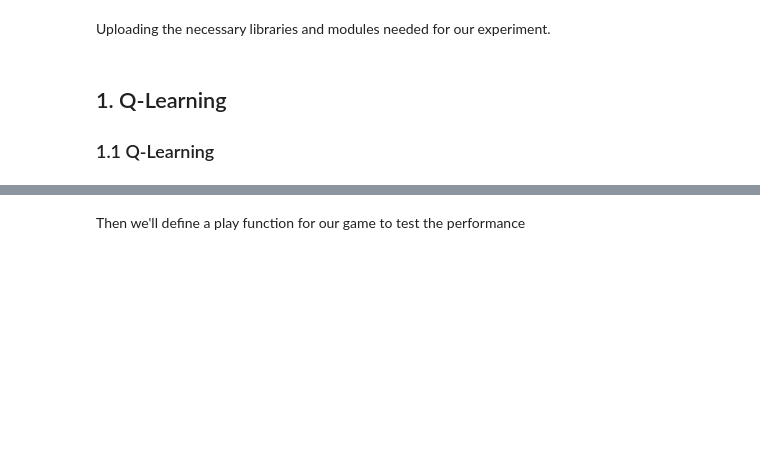
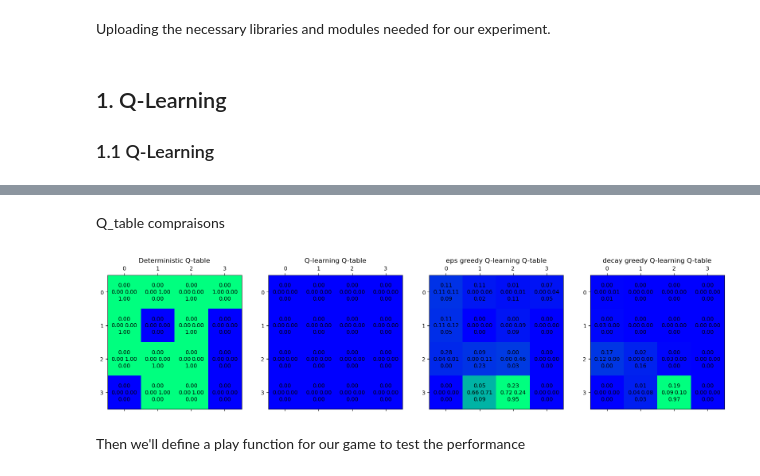
Before and after one commit to Abdellah-Laassairi/apst1-frozen-lake, a Jupyter notebook: frozen_lake.ipynb, the cells around one changed output, grey strips where cells are left out. Drawn from its saved outputs; the diff is of its cells as text; code cells hidden in the pictures; blank space fills up the shorter version.

```diff
--- a/frozen_lake.ipynb
+++ b/frozen_lake.ipynb
@@ -98,6 +100,7 @@ def q_train(env, alpha=0.99, gamma=0.8, max_n_steps=100, n_episodes=30000, weigh
 
     return q_table
 # %%
-q_table = q_train(env, weights="None")
+q_table = q_train(env, weights="q_table.npy")
+np.save('q_table.npy', q_table)
 # %% [output]
 Loading Q-table saved weights...
@@ -111,5 +114,5 @@ Average reward is : 0.0
 # %%
-def q_train_greedy(env, alpha=0.99, gamma=0.8, epsilon=0.01, max_n_steps=100, n_episodes=30000, weights="data/q_table.npy"):
+def q_train_greedy(env, alpha=0.8, gamma=0.95, epsilon=0.05, max_n_steps=100, n_episodes=100000, weights="data/q_table.npy"):
     """ Q-learning algorithm (epsilon-greedy)
 
     """
@@ -150,7 +153,6 @@ def q_train_greedy(env, alpha=0.99, gamma=0.8, epsilon=0.01, max_n_steps=100, n_
             if done:
                 rewards.append(total_reward)
                 break
-
     env.close()
     print("Finished Q-learning algorithm.")
     print("Average reward is : {}".format(np.mean(rewards)))
@@ -166,0 +160,3 @@ Average reward is : 0.0
+# %%
+q_table_greedy = q_train_greedy(env,weights="data/q_table_greedy.npy")
+np.save('data/q_table_greedy.npy', q_table_greedy)
@@ -167,3 +232,70 @@ Average reward is : 0.0
+# %% [markdown]
+Q_table compraisons
+# %%
+
+deterministic_q_table = np.load("data/deterministic_q_table.npy")
+
+fig, ax = plt.subplots(1, 4)
+fig.set_size_inches(20, 5)
+im = Image.open('images/frozen_lake.jpg')
+plt.title("Q-table of the game")
+
+# Creating the heat maps
+map_q = np.sum(q_table, axis = 1)
+map_q= map_q.reshape(4, 4)
+map_d = np.sum(deterministic_q_table, axis = 1)
+map_d= map_d.reshape(4, 4)
+map_g = np.sum(q_table_greedy, axis = 1)
+map_g= map_g.reshape(4, 4)
+map_e = np.sum(q_table_greedy_decay, axis = 1)
+map_e= map_e.reshape(4, 4)
+
+ax[0].imshow(im, alpha=1)
+ax[1].imshow(im, alpha=1)
+
+ax[0].matshow(map_d, cmap='winter')
+ax[1].matshow(map_q, cmap='winter')
+ax[2].matshow(map_g, cmap='winter')
+ax[3].matshow(map_e, cmap='winter')
+
+pos=[0,1,2,3]
+
+deterministic_q_table_reshaped=deterministic_q_table.reshape((4,4,4))
+q_table_reshaped=q_table.reshape((4,4,4))
+greedy_reshaped=q_table_greedy.reshape((4,4,4))
+q_table_greedy_decay_reshaped =q_table_greedy_decay.reshape((4,4,4))
+deviation = 0.2
+for i in pos: # rows
+    for j in pos: # cols
+
+        ax[0].text(j-deviation, i, '{:0.2f}'.format(deterministic_q_table_reshaped[i][j][0]), ha='center', va='center') # 0 Left
+        ax[0].text(j, i+deviation, '{:0.2f}'.format(deterministic_q_table_reshaped[i][j][1]), ha='center', va='center') # 1 Down
+        ax[0].text(j+deviation, i, '{:0.2f}'.format(deterministic_q_table_reshaped[i][j][2]), ha='center', va='center') # 2 right
+        ax[0].text(j, i-deviation, '{:0.2f}'.format(deterministic_q_table_reshaped[i][j][3]), ha='center', va='center') # 3 up
+        ax[0].set_title("Deterministic Q-table")
+
+        ax[1].text(j-deviation, i, '{:0.2f}'.format(q_table_reshaped[i][j][0]), ha='center', va='center') # 0 Left
+        ax[1].text(j, i+deviation, '{:0.2f}'.format(q_table_reshaped[i][j][1]), ha='center', va='center') # 1 Down
+        ax[1].text(j+deviation, i, '{:0.2f}'.format(q_table_reshaped[i][j][2]), ha='center', va='center') # 2 right
+        ax[1].text(j, i-deviation, '{:0.2f}'.format(q_table_reshaped[i][j][3]), ha='center', va='center') # 3 up
+        ax[1].set_title("Q-learning Q-table")
+
+        ax[2].text(j-deviation, i, '{:0.2f}'.format(greedy_reshaped[i][j][0]), ha='center', va='center') # 0 Left
+        ax[2].text(j, i+deviation, '{:0.2f}'.format(greedy_reshaped[i][j][1]), ha='center', va='center') # 1 Down
+        ax[2].text(j+deviation, i, '{:0.2f}'.format(greedy_reshaped[i][j][2]), ha='center', va='center') # 2 right
+        ax[2].text(j, i-deviation, '{:0.2f}'.format(greedy_reshaped[i][j][3]), ha='center', va='center') # 3 up
+        ax[2].set_title("eps greedy Q-learning Q-table")
+
+
+        ax[3].text(j-deviation, i, '{:0.2f}'.format(q_table_greedy_decay_reshaped[i][j][0]), ha='center', va='center') # 0 Left
+        ax[3].text(j, i+deviation, '{:0.2f}'.format(q_table_greedy_decay_reshaped[i][j][1]), ha='center', va='center') # 1 Down
+        ax[3].text(j+deviation, i, '{:0.2f}'.format(q_table_greedy_decay_reshaped[i][j][2]), ha='center', va='center') # 2 right
+        ax[3].text(j, i-deviation, '{:0.2f}'.format(q_table_greedy_decay_reshaped[i][j][3]), ha='center', va='center') # 3 up
+        ax[3].set_title("decay greedy Q-learning Q-table")
+
+plt.show()
+# %% [output]
+[figure, added]
 # %% [markdown]
 Then we'll define a play function for our game to test the performance
 # %%
```
Also changed, not shown: parts of 20 cells of this notebook.
